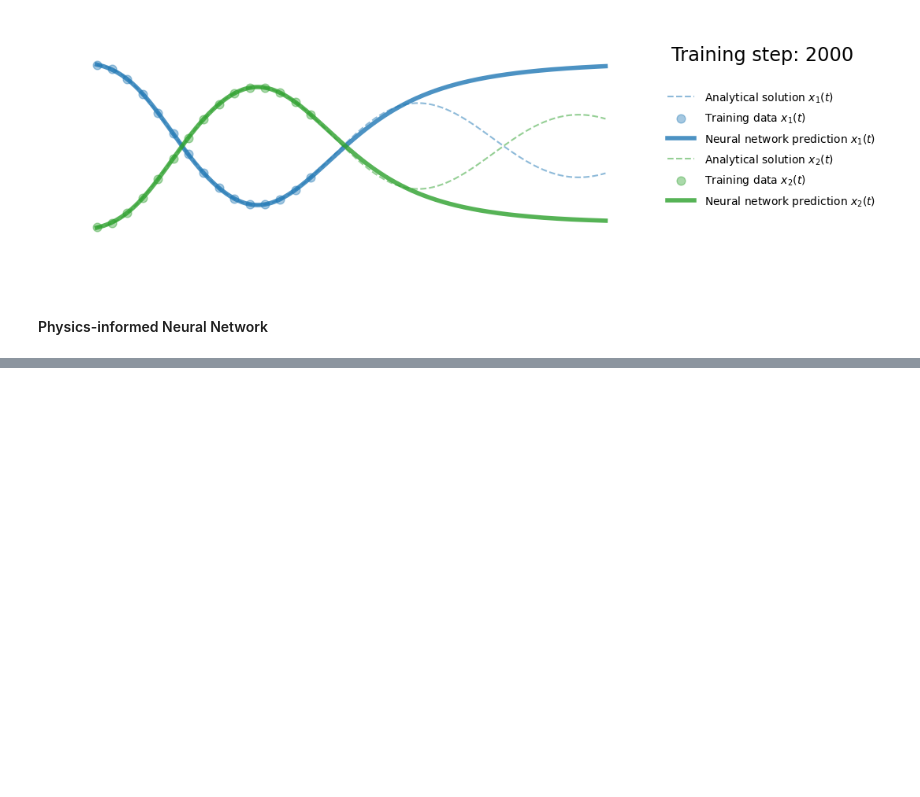
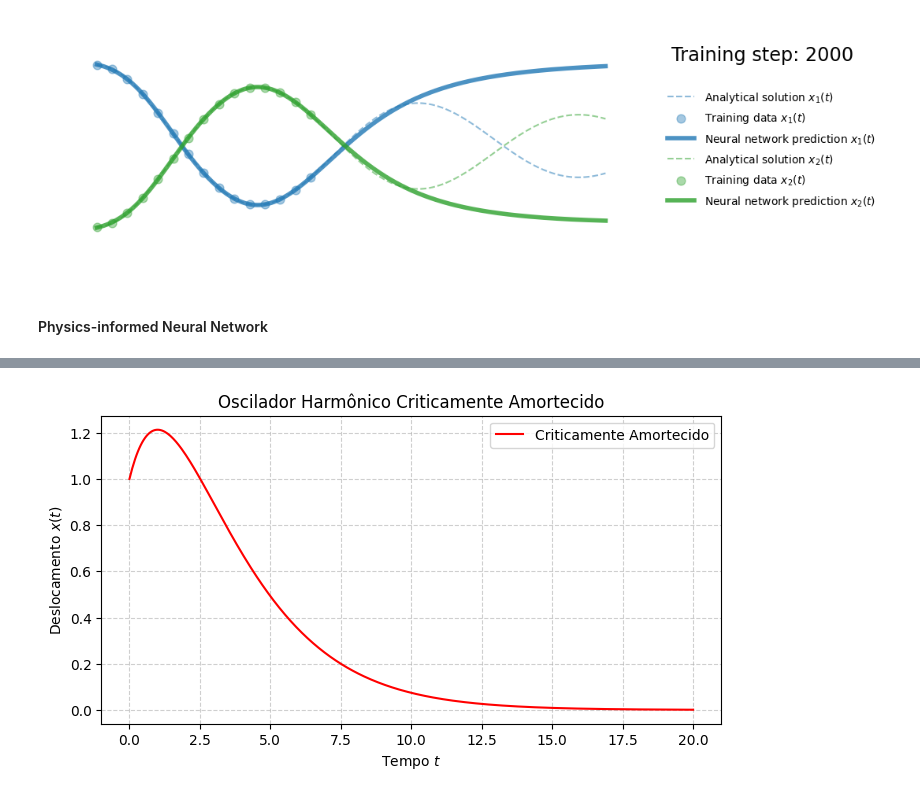
Before and after one commit to FabioDionysio/PINNs, a Jupyter notebook: src/03.Harmonic-oscillator/02.Harmonic-oscillator-2D-Linear.ipynb, the cells around one changed output, grey strips where cells are left out. Cells and saved outputs as stored; diff of their text form; code cells hidden in the pictures; blank space fills up the shorter version.

```diff
--- a/src/03.Harmonic-oscillator/02.Harmonic-oscillator-2D-Linear.ipynb
+++ b/src/03.Harmonic-oscillator/02.Harmonic-oscillator-2D-Linear.ipynb
@@ -151,0 +222,16 @@ for i in range(50000):
+# %%
+# Criticamente Amortecido
+gamma = 0.5
+x_crit = (1 + t) * np.exp(-gamma * t)
+
+plt.figure(figsize=(8, 4))
+plt.plot(t, x_crit, label="Criticamente Amortecido", color="red")
+plt.xlabel("Tempo $t$")
+plt.ylabel("Deslocamento $x(t)$")
+plt.title("Oscilador Harmônico Criticamente Amortecido")
+plt.grid(True, linestyle="--", alpha=0.6)
+plt.legend()
+plt.savefig("oscilador_critico.png")
+plt.show()
+# %% [output]
+[figure, added]
```
Also changed, not shown: parts of 4 cells of this notebook, 9 other files.
